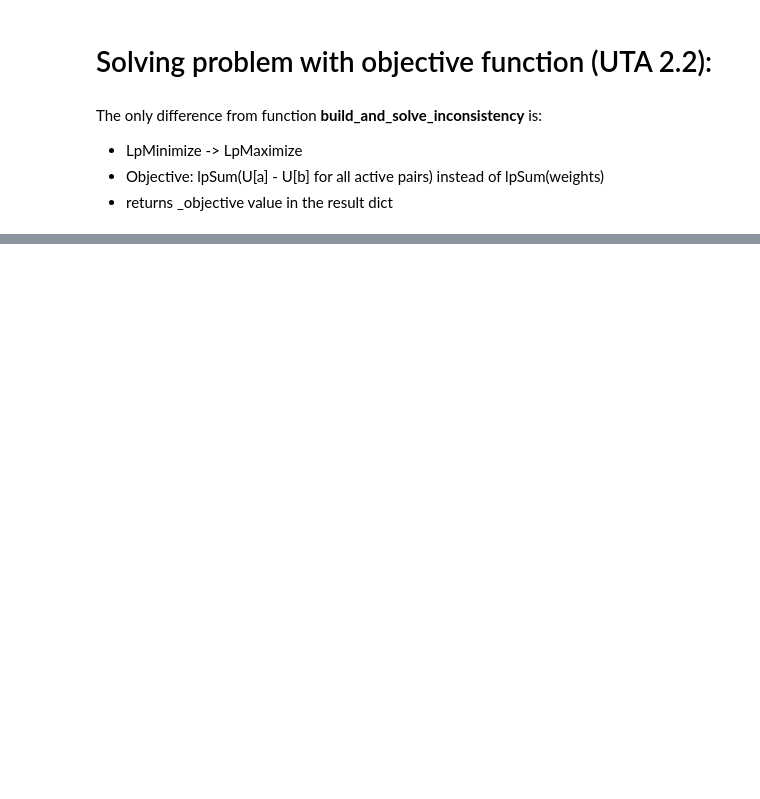
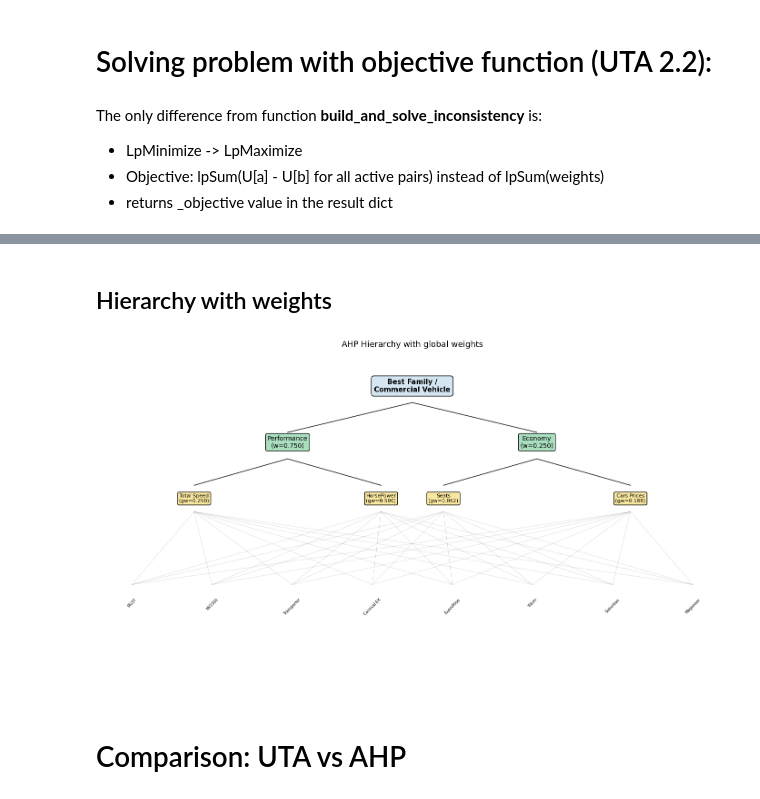
Before and after one commit to aleksanderhanski/decision-analysis-uta, a Jupyter notebook: project1.ipynb, the cells around one changed output, grey strips where cells are left out. Drawn from its saved outputs; the diff is of its cells as text; code cells hidden in the pictures; blank space fills up the shorter version.

```diff
--- a/project1.ipynb
+++ b/project1.ipynb
@@ -768,0 +1161,18 @@ plt.show()
+# %%
+# Combine local alternative weights with global criterion weights
+ahp_scores = {}
+for i, alt in enumerate(ahp_alts):
+    score = (
+        global_weights["Total Speed"] * w_speed[i]
+        + global_weights["HorsePower"] * w_hp[i]
+        + global_weights["Seats"]      * w_seats[i]
+        + global_weights["Cars Prices"] * w_price[i]
+    )
+    ahp_scores[alt] = score
+
+ahp_ranking = sorted(ahp_scores, key=lambda x: ahp_scores[x], reverse=True)
+
+print("AHP Ranking:")
+for rank, car in enumerate(ahp_ranking, 1):
+    company = df[df["Cars Names"] == car]["Company Names"].values[0]
+    print(f"  {rank}. {car:30s} ({company:12s})  score = {ahp_scores[car]:.4f}")
@@ -768,0 +1189,50 @@ plt.show()
+# %% [markdown]
+## Hierarchy with weights
+# %%
+fig, ax = plt.subplots(figsize=(14, 8))
+ax.set_xlim(0, 10)
+ax.set_ylim(0, 10)
+ax.axis("off")
+
+# Level 0: Goal
+ax.text(5, 9.2, "Best Family /\nCommercial Vehicle", ha="center", va="center",
+        fontsize=11, fontweight="bold",
+        bbox=dict(boxstyle="round,pad=0.4", fc="#d4e6f1"))
+
+# Level 1: Categories
+cat_x = [3, 7]
+for cx, cat, wg in zip(cat_x, categories, w_goal):
+    ax.plot([5, cx], [8.7, 7.8], "k-", lw=1)
+    ax.text(cx, 7.5, f"{cat}\n(w={wg:.3f})", ha="center", va="center",
+            fontsize=10, bbox=dict(boxstyle="round,pad=0.3", fc="#a9dfbf"))
+
+# Level 2: Criteria
+crit_positions = {
+    "Total Speed": (1.5, 5.8),
+    "HorsePower":  (4.5, 5.8),
+    "Seats":       (5.5, 5.8),
+    "Cars Prices": (8.5, 5.8),
+}
+parent_x = {"Total Speed": 3, "HorsePower": 3, "Seats": 7, "Cars Prices": 7}
+
+for crit, (cx, cy) in crit_positions.items():
+    ax.plot([parent_x[crit], cx], [7.0, cy + 0.4], "k-", lw=1)
+    ax.text(cx, cy, f"{crit}\n(gw={global_weights[crit]:.3f})", ha="center",
+            va="center", fontsize=8,
+            bbox=dict(boxstyle="round,pad=0.3", fc="#f9e79f"))
+
+# Level 3: Alternatives
+n = len(ahp_alts)
+alt_xs = np.linspace(0.5, 9.5, n)
+for xi, alt in zip(alt_xs, ahp_alts):
+    for crit, (cx, cy) in crit_positions.items():
+        ax.plot([cx, xi], [cy - 0.4, 3.2], "k-", lw=0.3, alpha=0.3)
+    ax.text(xi, 2.8, alt, ha="center", va="top", fontsize=6, rotation=45)
+
+ax.set_title("AHP Hierarchy with global weights", fontsize=13, pad=20)
+plt.tight_layout()
+plt.show()
+# %% [output]
+[figure, added]
+# %% [markdown]
+# Comparison: UTA vs AHP
```
Also changed, not shown: parts of 46 cells of this notebook, 2 other files.
